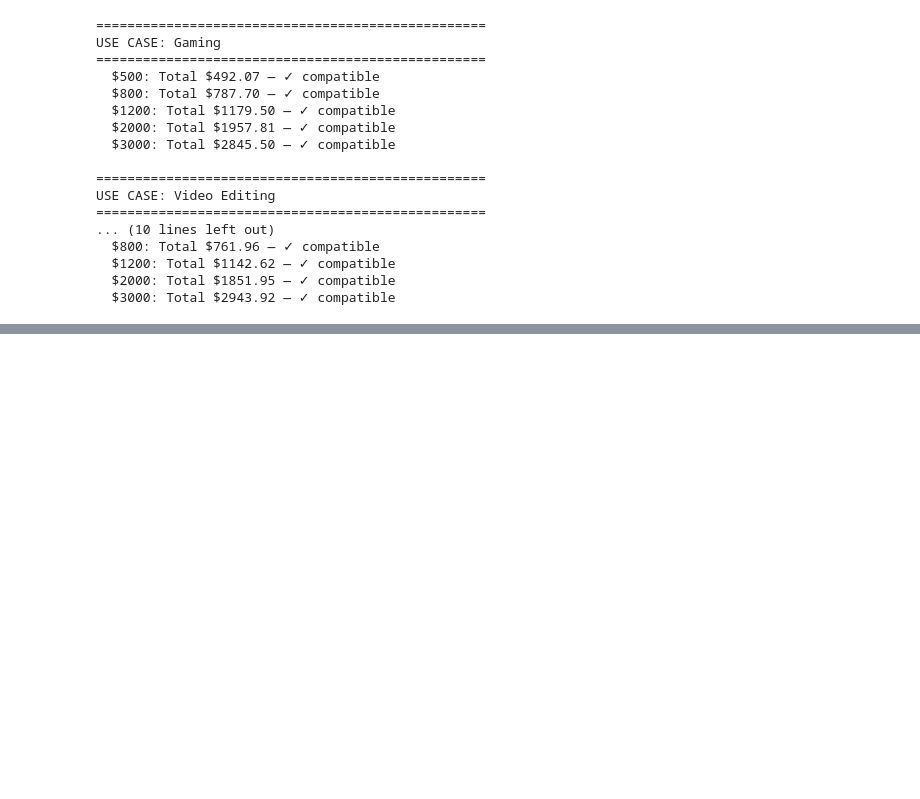
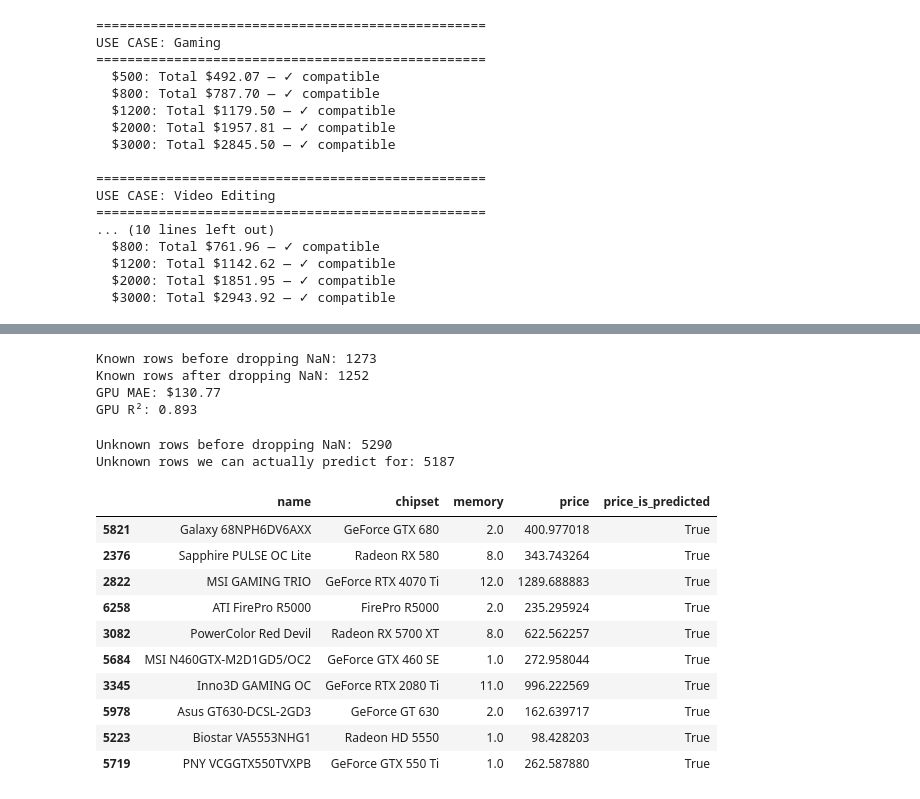
Before and after one commit to AbelKevinKipkosgei/pc-builder-model, a Jupyter notebook: pc_builder_cleaning.ipynb, the cells around one changed output, grey strips where cells are left out. Cells and saved outputs as stored; diff of their text form; code cells hidden in the pictures; blank space fills up the shorter version.

Commit message:
Final ML notebook with model training

```diff
--- a/pc_builder_cleaning.ipynb
+++ b/pc_builder_cleaning.ipynb
@@ -1501,0 +1851,63 @@ USE CASE: Video Editing
+# %%
+# Evaluate
+known_gpu_clean = known_gpu.dropna(subset=features_gpu)
+
+print("Known rows before dropping NaN:", known_gpu.shape[0])
+print("Known rows after dropping NaN:", known_gpu_clean.shape[0])
+
+X_gpu = known_gpu_clean[features_gpu]
+y_gpu = np.log1p(known_gpu_clean[target])
+
+X_train_g, X_test_g, y_train_g, y_test_g = train_test_split(X_gpu, y_gpu, test_size=0.2, random_state=42)
+
+model_gpu = GradientBoostingRegressor(random_state=42)
+model_gpu.fit(X_train_g, y_train_g)
+
+pred_test_g = np.expm1(model_gpu.predict(X_test_g))
+actual_test_g = np.expm1(y_test_g)
+
+print(f"GPU MAE: ${mean_absolute_error(actual_test_g, pred_test_g):.2f}")
+print(f"GPU R²: {r2_score(y_test_g, model_gpu.predict(X_test_g)):.3f}")
+# %% [output]
+Known rows before dropping NaN: 1273
+Known rows after dropping NaN: 1252
+GPU MAE: $130.77
+GPU R²: 0.893
+# %%
+# Apply and save
+# 1. Flag BEFORE filling (on the cleaned subset, since that's what we trained on)
+unknown_gpu_clean = unknown_gpu.dropna(subset=features_gpu)
+
+print("Unknown rows before dropping NaN:", unknown_gpu.shape[0])
+print("Unknown rows we can actually predict for:", unknown_gpu_clean.shape[0])
+
+df_gpu['price_is_predicted'] = False
+
+# 2. Retrain on ALL known clean data for the final model
+model_gpu_final = GradientBoostingRegressor(random_state=42)
+model_gpu_final.fit(X_gpu, y_gpu)
+
+# 3. Predict only for rows where we have all required features
+X_unknown_gpu = unknown_gpu_clean[features_gpu]
+predicted_log_gpu = model_gpu_final.predict(X_unknown_gpu)
+predicted_prices_gpu = np.expm1(predicted_log_gpu)
+
+df_gpu.loc[unknown_gpu_clean.index, 'price'] = predicted_prices_gpu
+df_gpu.loc[unknown_gpu_clean.index, 'price_is_predicted'] = True
+
+# 4. Sanity check
+df_gpu[df_gpu['price_is_predicted']][['name', 'chipset', 'memory', 'price', 'price_is_predicted']].sample(10, random_state=1)
+# %% [output]
+Unknown rows before dropping NaN: 5290
+Unknown rows we can actually predict for: 5187
+|  | name | chipset | memory | price | price_is_predicted |
+| 5821 | Galaxy 68NPH6DV6AXX | GeForce GTX 680 | 2.0 | 400.977018 | True |
+| 2376 | Sapphire PULSE OC Lite | Radeon RX 580 | 8.0 | 343.743264 | True |
+| 2822 | MSI GAMING TRIO | GeForce RTX 4070 Ti | 12.0 | 1289.688883 | True |
+| 6258 | ATI FirePro R5000 | FirePro R5000 | 2.0 | 235.295924 | True |
+| 3082 | PowerColor Red Devil | Radeon RX 5700 XT | 8.0 | 622.562257 | True |
+| 5684 | MSI N460GTX-M2D1GD5/OC2 | GeForce GTX 460 SE | 1.0 | 272.958044 | True |
+| 3345 | Inno3D GAMING OC | GeForce RTX 2080 Ti | 11.0 | 996.222569 | True |
+| 5978 | Asus GT630-DCSL-2GD3 | GeForce GT 630 | 2.0 | 162.639717 | True |
+| 5223 | Biostar VA5553NHG1 | Radeon HD 5550 | 1.0 | 98.428203 | True |
+| 5719 | PNY VCGGTX550TVXPB | GeForce GTX 550 Ti | 1.0 | 262.587880 | True |
```
Also changed, not shown: parts of 50 cells of this notebook.
